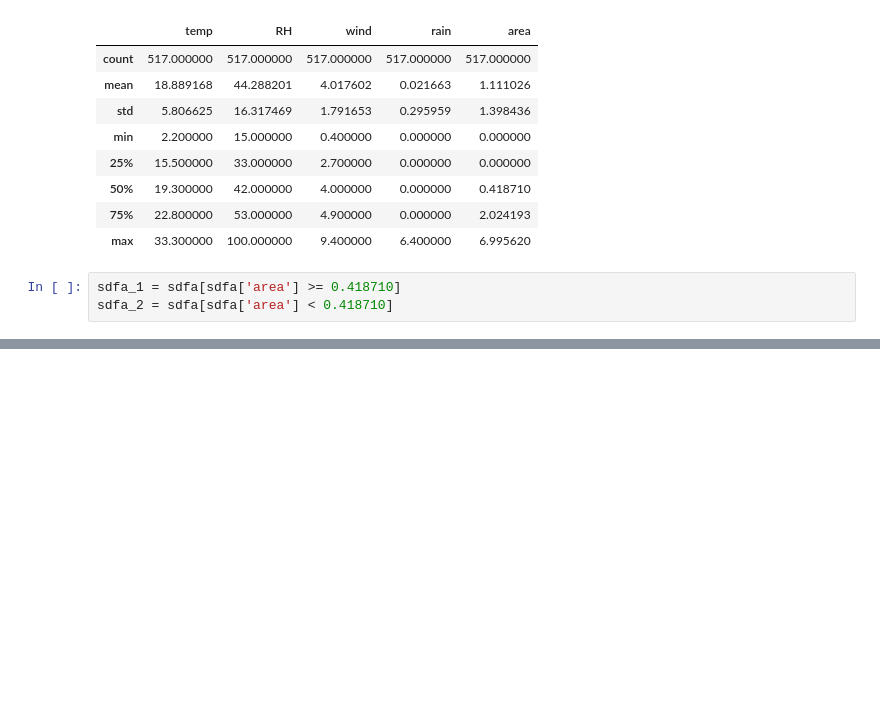
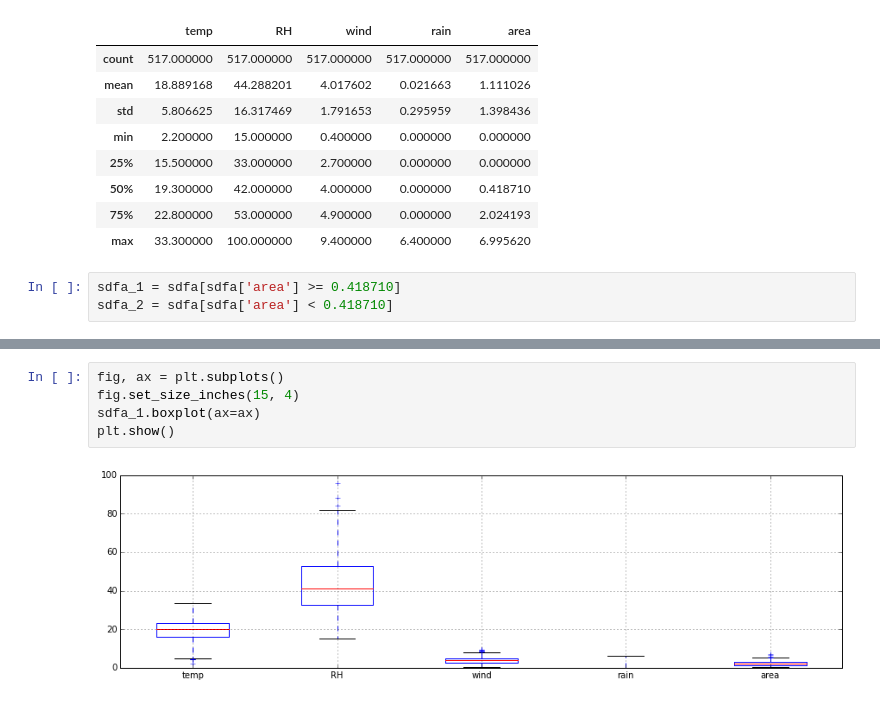
Before and after one commit to kmk4021/data_science, a Jupyter notebook: Assignment3_burned area.ipynb, the cells around one changed output, grey strips where cells are left out. Saved outputs shown, nothing was run; the diff lists cells and outputs as text; blank space fills up the shorter version.

```diff
--- a/Assignment3_burned area.ipynb
+++ b/Assignment3_burned area.ipynb
@@ -435,0 +448,7 @@ sdfa_2 = sdfa[sdfa['area'] < 0.418710]
+# %%
+fig, ax = plt.subplots()
+fig.set_size_inches(15, 4)
+sdfa_1.boxplot(ax=ax)
+plt.show()
+# %% [output]
+[figure, added]
```
Also changed, not shown: parts of 9 cells of this notebook.
